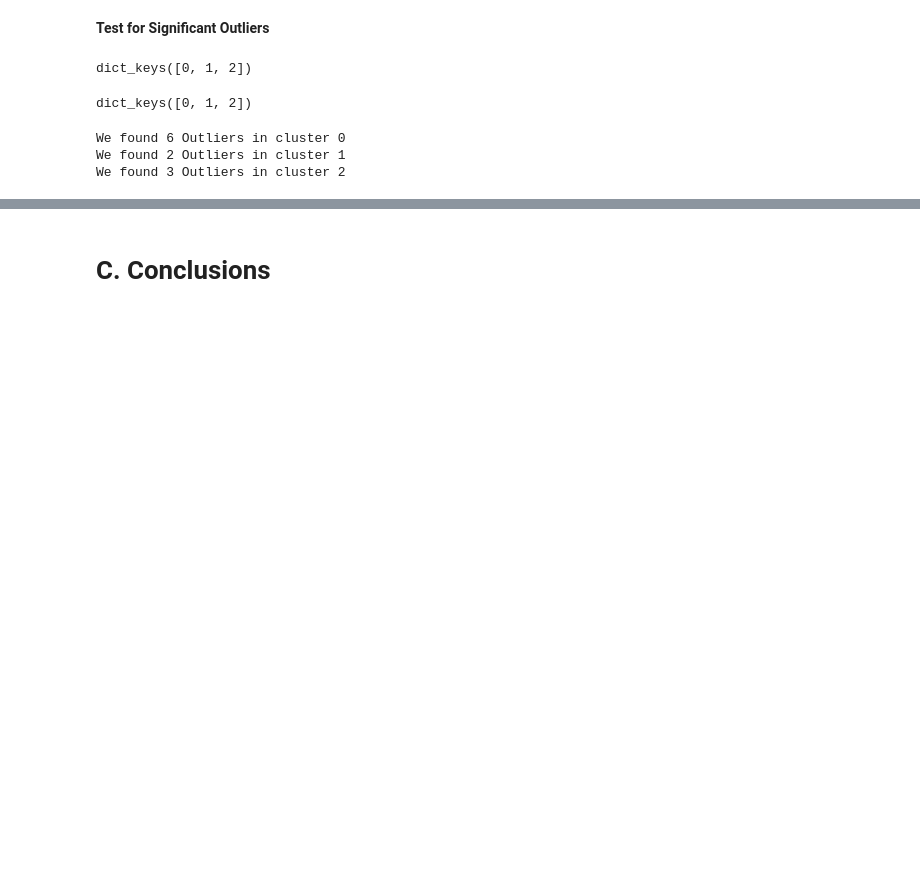
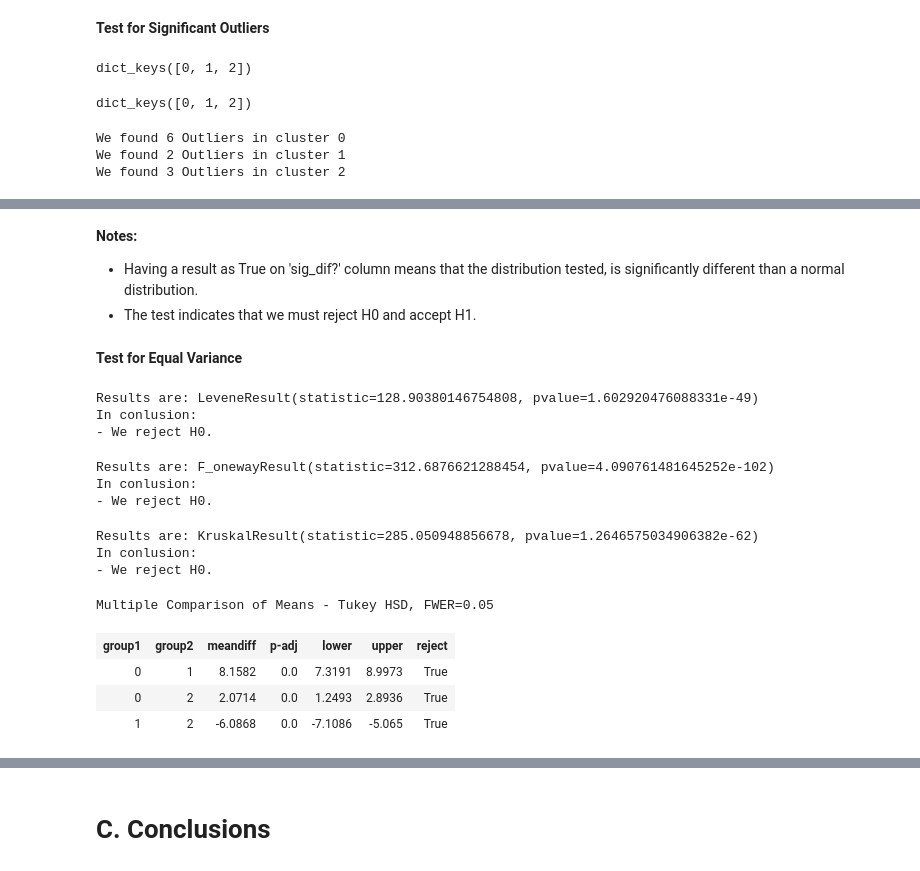
Before and after one commit to edleafvirtual/Project-4-How_to_Market_New_Cards, a Jupyter notebook: Part_B_AB_Testing.ipynb, the cells around one changed output, grey strips where cells are left out. Saved outputs shown, nothing was run; the diff lists cells and outputs as text; code cells hidden in the pictures; blank space fills up the shorter version.

```diff
--- a/Part_B_AB_Testing.ipynb
+++ b/Part_B_AB_Testing.ipynb
@@ -138,0 +299,55 @@ We found 3 Outliers in cluster 2
+# %% [markdown]
+**Notes:**
+- Having a result as True on 'sig_dif?' column means that the distribution tested, is significantly different than a normal distribution.
+- The test indicates that we must reject H0 and accept H1.
+# %% [markdown]
+**Test for Equal Variance**
+# %%
+# Calculating with the * operator.
+levene_results = stats.levene(*groups.values())
+print(f'Results are:', levene_results)
+if levene_results.pvalue <.05:
+    print('\033[1mIn conlusion:\033[0;0m\n- We reject H0.')
+else:
+    print('\033[1mIn conlusion:\033[0;0m\n- We fail to reject H0. Clusters have equal variance.')
+# %% [output]
+Results are: LeveneResult(statistic=128.90380146754808, pvalue=1.602920476088331e-49)
+In conlusion:
+- We reject H0.
+# %%
+# Now, let's try with One-Way ANOVA.
+anova_result = stats.f_oneway(*groups.values())
+print(f'Results are:', anova_result)
+if anova_result.pvalue <.05:
+    print('\033[1mIn conlusion:\033[0;0m\n- We reject H0.')
+else:
+    print('\033[1mIn conlusion:\033[0;0m\n- We fail to reject H0. Clusters have equal variance.')
+# %% [output]
+Results are: F_onewayResult(statistic=312.6876621288454, pvalue=4.090761481645252e-102)
+In conlusion:
+- We reject H0.
+# %%
+# Now, let's try another alternative method with Kruskal Test.
+kruskal_result = stats.kruskal(*groups.values())
+print(f'Results are:', kruskal_result)
+if kruskal_result.pvalue <.05:
+    print('\033[1mIn conlusion:\033[0;0m\n- We reject H0.')
+else:
+    print('\033[1mIn conlusion:\033[0;0m\n- We fail to reject H0. Clusters have equal variance.')
+# %% [output]
+Results are: KruskalResult(statistic=285.050948856678, pvalue=1.2646575034906382e-62)
+In conlusion:
+- We reject H0.
+# %%
+# Perform Tukey's multiple comparison test and display the summary.
+values = main_df['Debt']
+labels = main_df['Cluster']
+
+tukeys_results = pairwise_tukeyhsd(values,labels)
+tukeys_results.summary()
+# %% [output]
+Multiple Comparison of Means - Tukey HSD, FWER=0.05
+| group1 | group2 | meandiff | p-adj | lower | upper | reject |
+| 0 | 1 | 8.1582 | 0.0 | 7.3191 | 8.9973 | True |
+| 0 | 2 | 2.0714 | 0.0 | 1.2493 | 2.8936 | True |
+| 1 | 2 | -6.0868 | 0.0 | -7.1086 | -5.065 | True |
```
Also changed, not shown: parts of 27 cells of this notebook.
